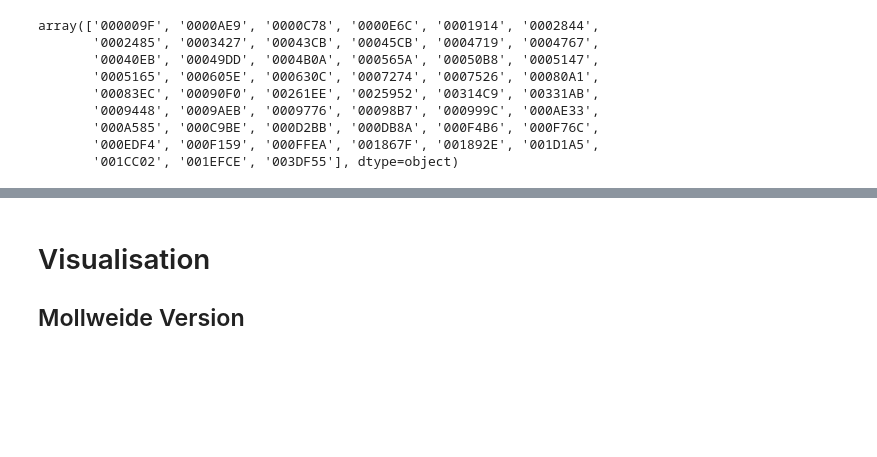
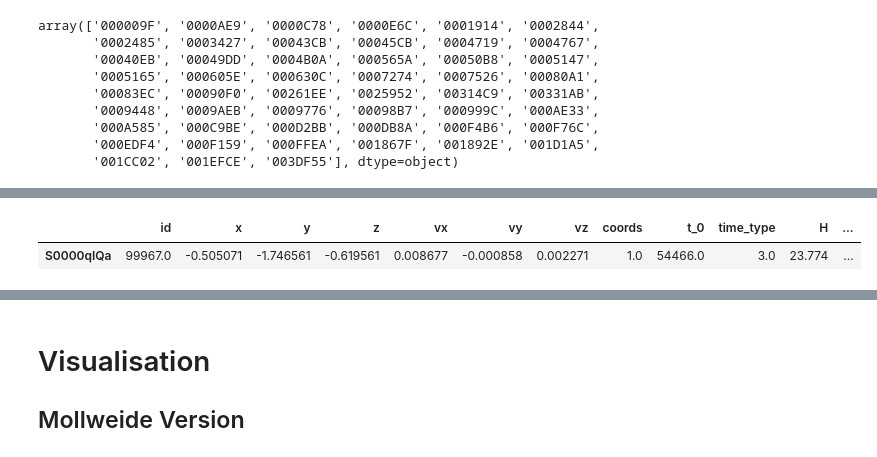
Before and after one commit to dirac-institute/hybrid_sso_catalogue, a Jupyter notebook: lsst_detection_probability/Predict misses.ipynb, the cells around one changed output, grey strips where cells are left out. Saved outputs shown, nothing was run; the diff lists cells and outputs as text; code cells hidden in the pictures; blank space fills up the shorter version.

```diff
--- a/lsst_detection_probability/Predict misses.ipynb
+++ b/lsst_detection_probability/Predict misses.ipynb
@@ -205,0 +269,6 @@ interactive(children=(IntSlider(value=0, continuous_update=False, description='n
+# %%
+item = s3m_cart[s3m_cart["hex_id"] == "001867F"]
+item
+# %% [output]
+|  | id | x | y | z | vx | vy | vz | coords | t_0 | time_type | H | ... |
+| S0000qIQa | 99967.0 | -0.505071 | -1.746561 | -0.619561 | 0.008677 | -0.000858 | 0.002271 | 1.0 | 54466.0 | 3.0 | 23.774 | ... |
```
Also changed, not shown: parts of 23 cells of this notebook, 1 other file.
